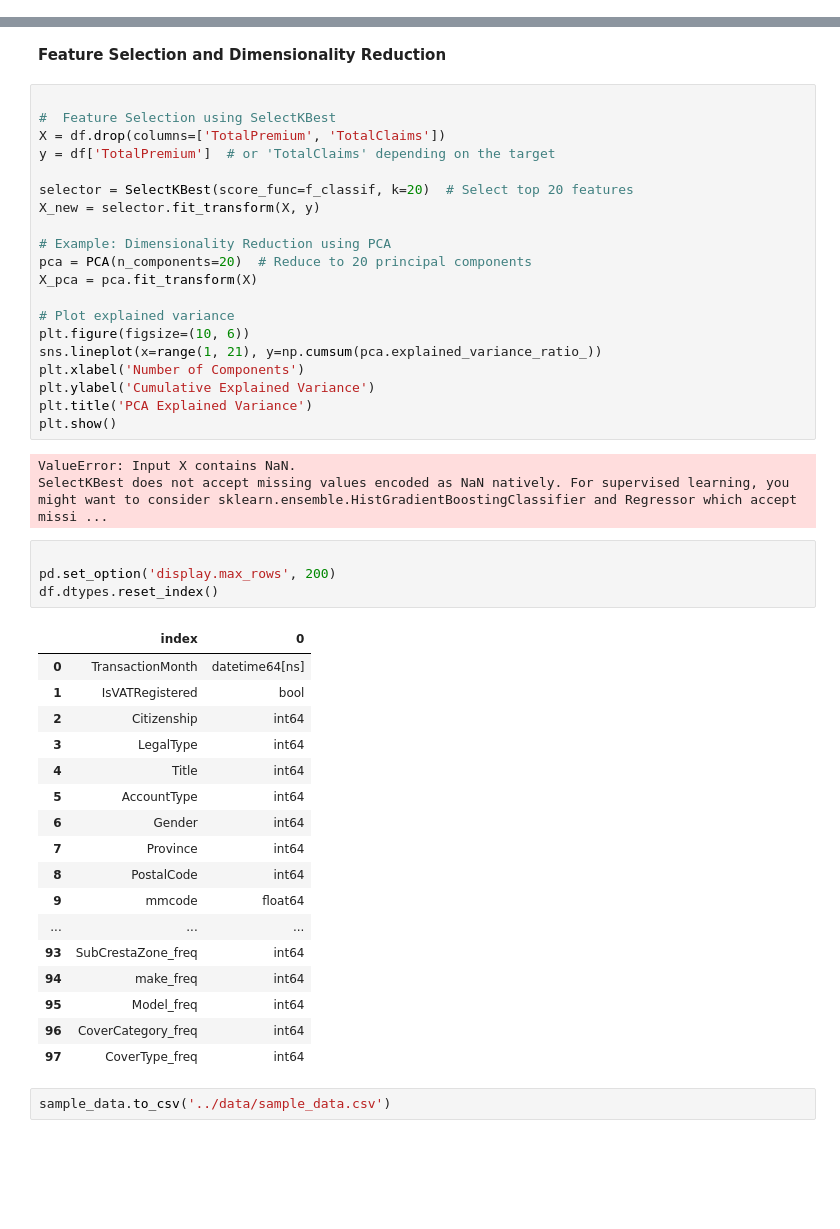
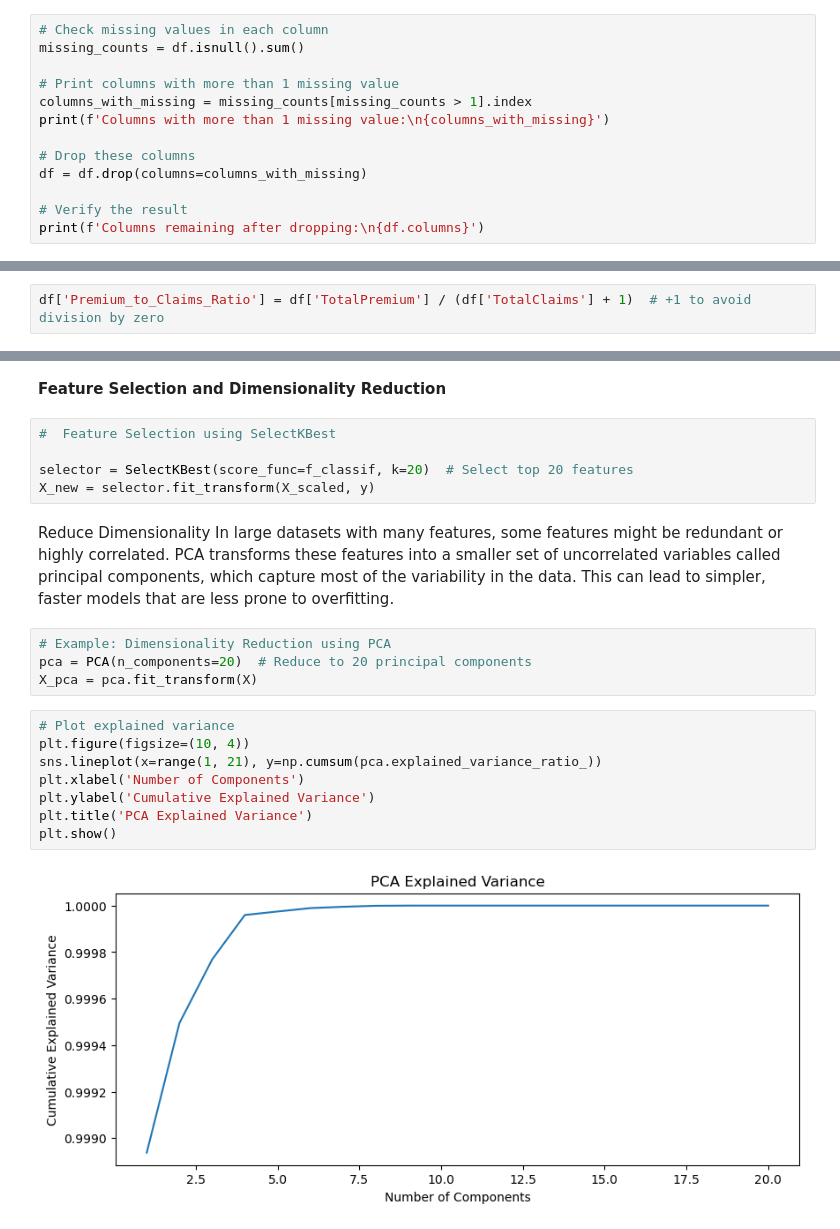
Before and after one commit to epythonlab/Car-Insurance-Risk-Analysis-and-Premium-Optimization, a Jupyter notebook: notebooks/data_preprocessing.ipynb, the cells around one changed output, grey strips where cells are left out. Saved outputs shown, nothing was run; the diff lists cells and outputs as text; blank space fills up the shorter version.

Commit message:
model training updated

```diff
--- a/notebooks/data_preprocessing.ipynb
+++ b/notebooks/data_preprocessing.ipynb
@@ -34,0 +37,13 @@ df.head(5)
+# %%
+# Check missing values in each column
+missing_counts = df.isnull().sum()
+
+# Print columns with more than 1 missing value
+columns_with_missing = missing_counts[missing_counts > 1].index
+print(f'Columns with more than 1 missing value:\n{columns_with_missing}')
+
+# Drop these columns
+df = df.drop(columns=columns_with_missing)
+
+# Verify the result
+print(f'Columns remaining after dropping:\n{df.columns}')
@@ -273,0 +283,2 @@ dtype: int64
+# %%
+df['Premium_to_Claims_Ratio'] = df['TotalPremium'] / (df['TotalClaims'] + 1)  # +1 to avoid division by zero
@@ -274,49 +299,25 @@ dtype: int64
 # %% [markdown]
 **Feature Selection and Dimensionality Reduction**
+# %%
+#  Feature Selection using SelectKBest
+
+selector = SelectKBest(score_func=f_classif, k=20)  # Select top 20 features
+X_new = selector.fit_transform(X_scaled, y)
+# %% [markdown]
+Reduce Dimensionality
+In large datasets with many features, some features might be redundant or highly correlated. PCA transforms these features into a smaller set of uncorrelated variables called principal components, which capture most of the variability in the data.
+This can lead to simpler, faster models that are less prone to overfitting.
+# %%
+# Example: Dimensionality Reduction using PCA
+pca = PCA(n_components=20)  # Reduce to 20 principal components
+X_pca = pca.fit_transform(X)
 # %%
-
-#  Feature Selection using SelectKBest
-X = df.drop(columns=['TotalPremium', 'TotalClaims'])
-y = df['TotalPremium']  # or 'TotalClaims' depending on the target
-
-selector = SelectKBest(score_func=f_classif, k=20)  # Select top 20 features
-X_new = selector.fit_transform(X, y)
-
-# Example: Dimensionality Reduction using PCA
-pca = PCA(n_components=20)  # Reduce to 20 principal components
-X_pca = pca.fit_transform(X)
-
 # Plot explained variance
-plt.figure(figsize=(10, 6))
+plt.figure(figsize=(10, 4))
 sns.lineplot(x=range(1, 21), y=np.cumsum(pca.explained_variance_ratio_))
 plt.xlabel('Number of Components')
 plt.ylabel('Cumulative Explained Variance')
 plt.title('PCA Explained Variance')
 plt.show()
 # %% [output]
-ValueError: Input X contains NaN.
-SelectKBest does not accept missing values encoded as NaN natively. For supervised learning, you might want to consider sklearn.ensemble.HistGradientBoostingClassifier and Regressor which accept missi ...
+[figure, added]
-# %%
-
-pd.set_option('display.max_rows', 200)
-df.dtypes.reset_index()
-# %% [output]
-|  | index | 0 |
-| 0 | TransactionMonth | datetime64[ns] |
-| 1 | IsVATRegistered | bool |
-| 2 | Citizenship | int64 |
-| 3 | LegalType | int64 |
-| 4 | Title | int64 |
-| 5 | AccountType | int64 |
-| 6 | Gender | int64 |
-| 7 | Province | int64 |
-| 8 | PostalCode | int64 |
-| 9 | mmcode | float64 |
-| ... | ... | ... |
-| 93 | SubCrestaZone_freq | int64 |
-| 94 | make_freq | int64 |
-| 95 | Model_freq | int64 |
-| 96 | CoverCategory_freq | int64 |
-| 97 | CoverType_freq | int64 |
-# %%
-sample_data.to_csv('../data/sample_data.csv')
```
Also changed, not shown: parts of 16 cells of this notebook, 2 other files.
